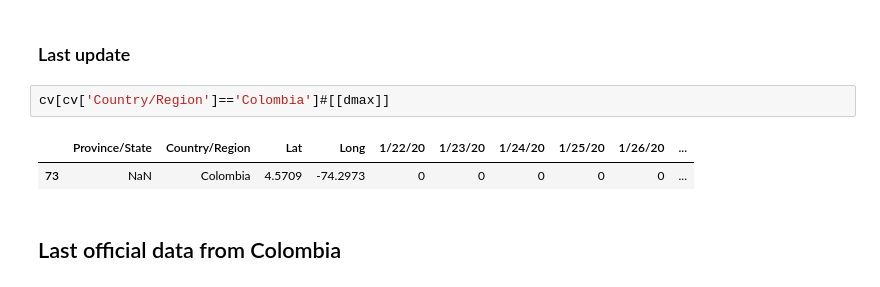
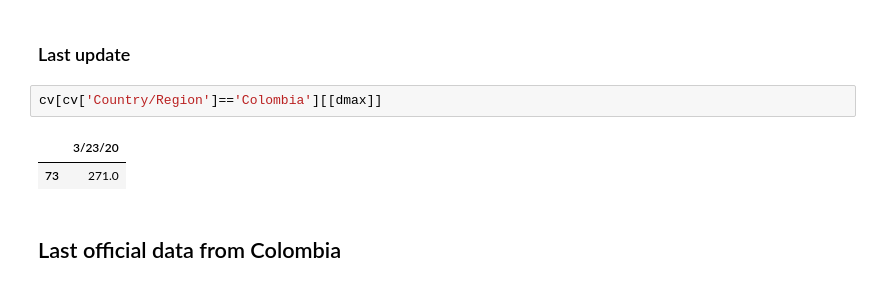
Before and after one commit to restrepo/COVID-19, a Jupyter notebook: covid.ipynb, the cells around one changed output. Drawn from its saved outputs; the diff is of its cells as text.

```diff
--- a/covid.ipynb
+++ b/covid.ipynb
@@ -526,10 +526,10 @@ plt.savefig('contention.png')
 # %% [markdown]
 ### Last update
 # %%
-cv[cv['Country/Region']=='Colombia']#[[dmax]]
+cv[cv['Country/Region']=='Colombia'][[dmax]]
 # %% [output]
-|  | Province/State | Country/Region | Lat | Long | 1/22/20 | 1/23/20 | 1/24/20 | 1/25/20 | 1/26/20 | ... |
-| 73 | NaN | Colombia | 4.5709 | -74.2973 | 0 | 0 | 0 | 0 | 0 | ... |
+|  | 3/23/20 |
+| 73 | 271.0 |
 # %% [markdown]
 ## Last official data from Colombia
 # %%
```
Also changed, not shown: parts of 1 cell of this notebook.
